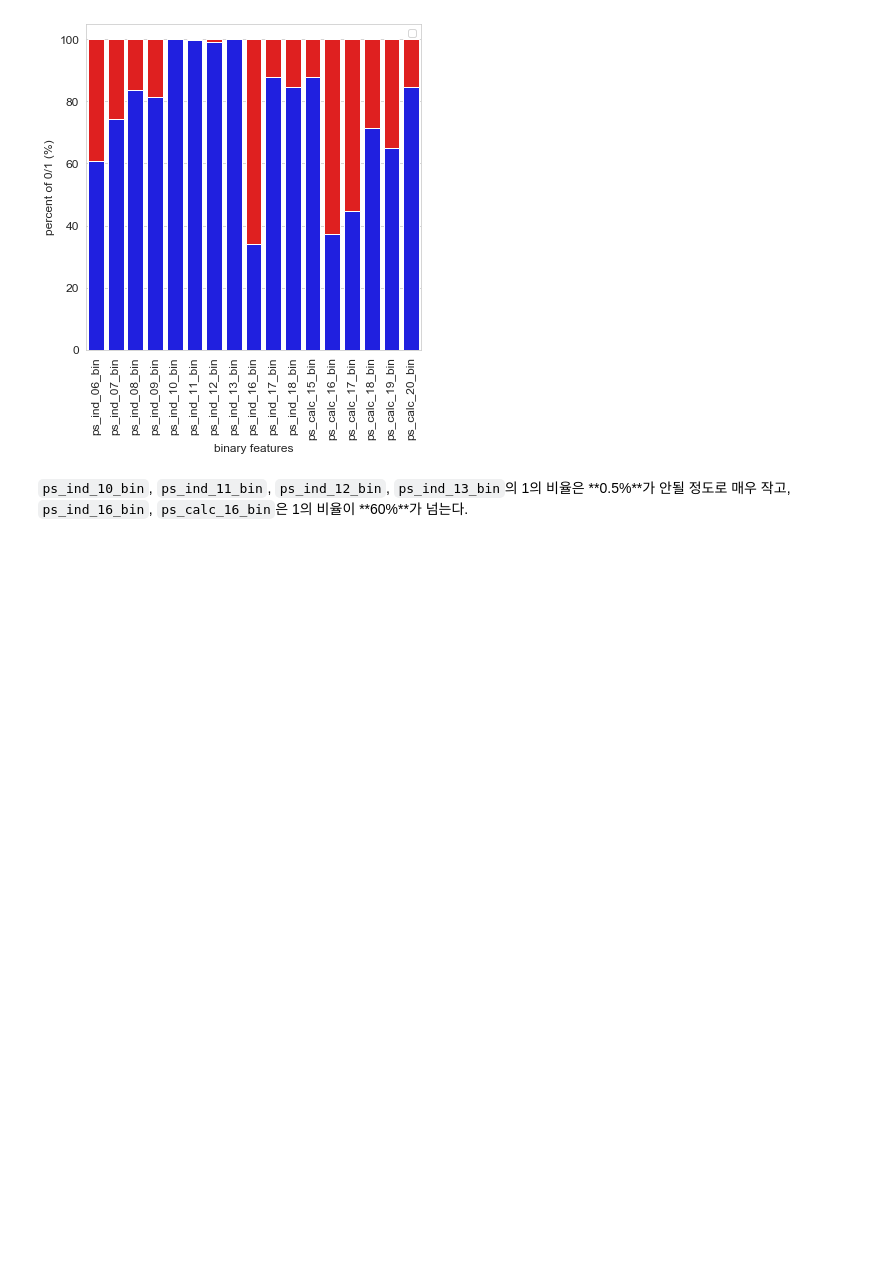
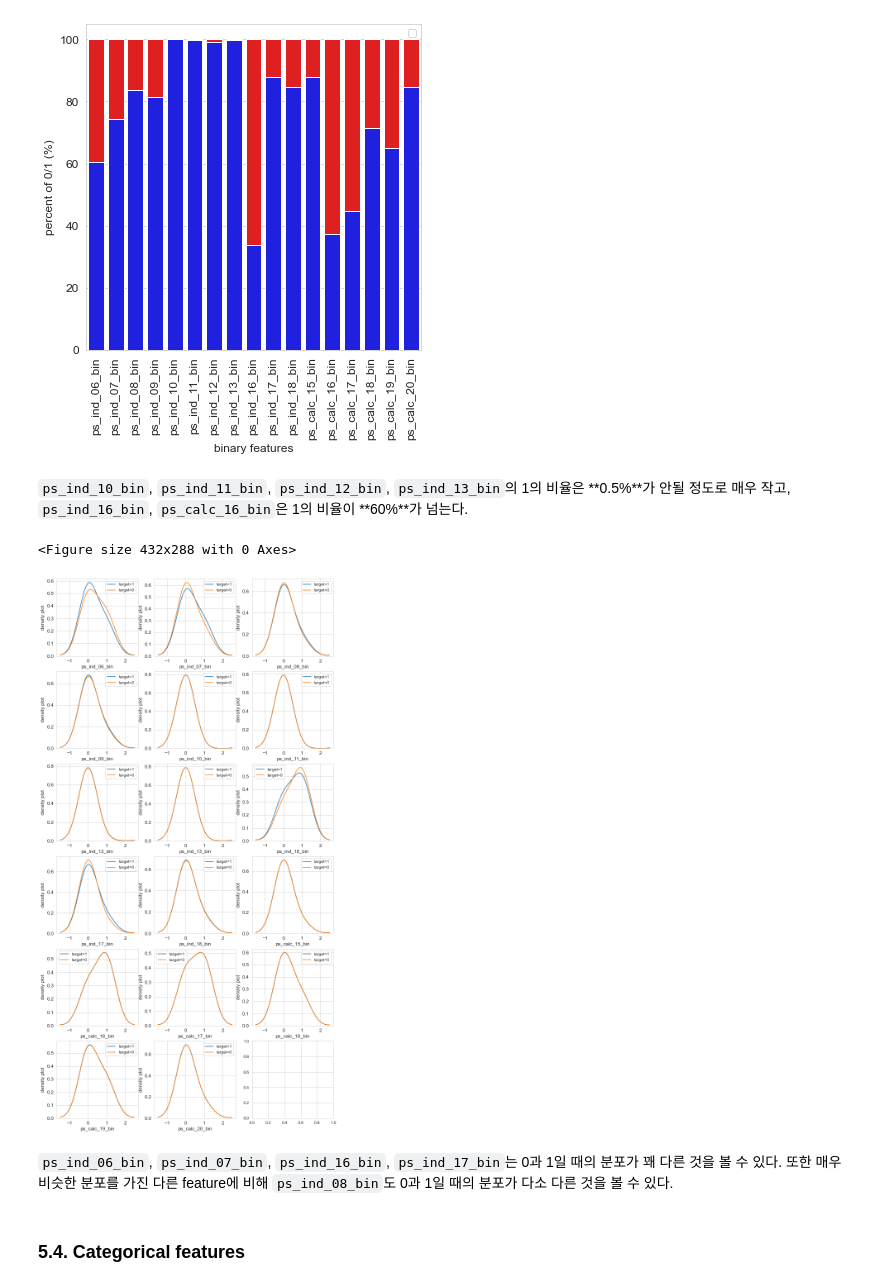
Before and after one commit to CoodingPenguin/kaggle-newbie, a Jupyter notebook: 2_porto_seguro/2_porto_seguro_gpreda/2_porto_seguro_gpreda_2020-08-15.ipynb, the cells around one changed output. Saved outputs shown, nothing was run; the diff lists cells and outputs as text; code cells hidden in the pictures; blank space fills up the shorter version.

```diff
--- a/2_porto_seguro/2_porto_seguro_gpreda/2_porto_seguro_gpreda_2020-08-15.ipynb
+++ b/2_porto_seguro/2_porto_seguro_gpreda/2_porto_seguro_gpreda_2020-08-15.ipynb
@@ -370,3 +370,32 @@ plt.show()
 [figure]
 # %% [markdown]
 `ps_ind_10_bin`, `ps_ind_11_bin`, `ps_ind_12_bin`, `ps_ind_13_bin`의 1의 비율은 **0.5%**가 안될 정도로 매우 작고, `ps_ind_16_bin`, `ps_calc_16_bin`은 1의 비율이 **60%**가 넘는다.
+# %%
+# binary features
+var = metadata[(metadata.type == 'binary') & (metadata.preserve) & (metadata.use == 'input')].index
+t1 = trainset.loc[trainset['target'] == 1]
+t0 = trainset.loc[trainset['target'] == 0]
+
+sns.set_style('whitegrid')
+plt.figure()
+fig, ax = plt.subplots(6, 3, figsize=(12, 24))
+
+# target에 따른 binary feature의 분포 - kdeplot
+for i, feature in enumerate(var):
+    plt.subplot(6, 3, i+1)
+    sns.kdeplot(t1[feature], bw=0.5, label='target=1')
+    sns.kdeplot(t0[feature], bw=0.5, label='target=0')
+
+    plt.ylabel('density plot', fontsize=12)
+    plt.xlabel(feature, fontsize=12)
+    locs, labels = plt.xticks()
+    plt.tick_params(axis='both', which='major', labelsize=12)
+
+plt.show()
+# %% [output]
+<Figure size 432x288 with 0 Axes>
+[figure, added]
+# %% [markdown]
+`ps_ind_06_bin`, `ps_ind_07_bin`, `ps_ind_16_bin`, `ps_ind_17_bin`는 0과 1일 때의 분포가 꽤 다른 것을 볼 수 있다. 또한 매우 비슷한 분포를 가진 다른 feature에 비해 `ps_ind_08_bin`도 0과 1일 때의 분포가 다소 다른 것을 볼 수 있다.
+# %% [markdown]
+### 5.4. Categorical features
```
Also changed, not shown: parts of 58 cells of this notebook.
